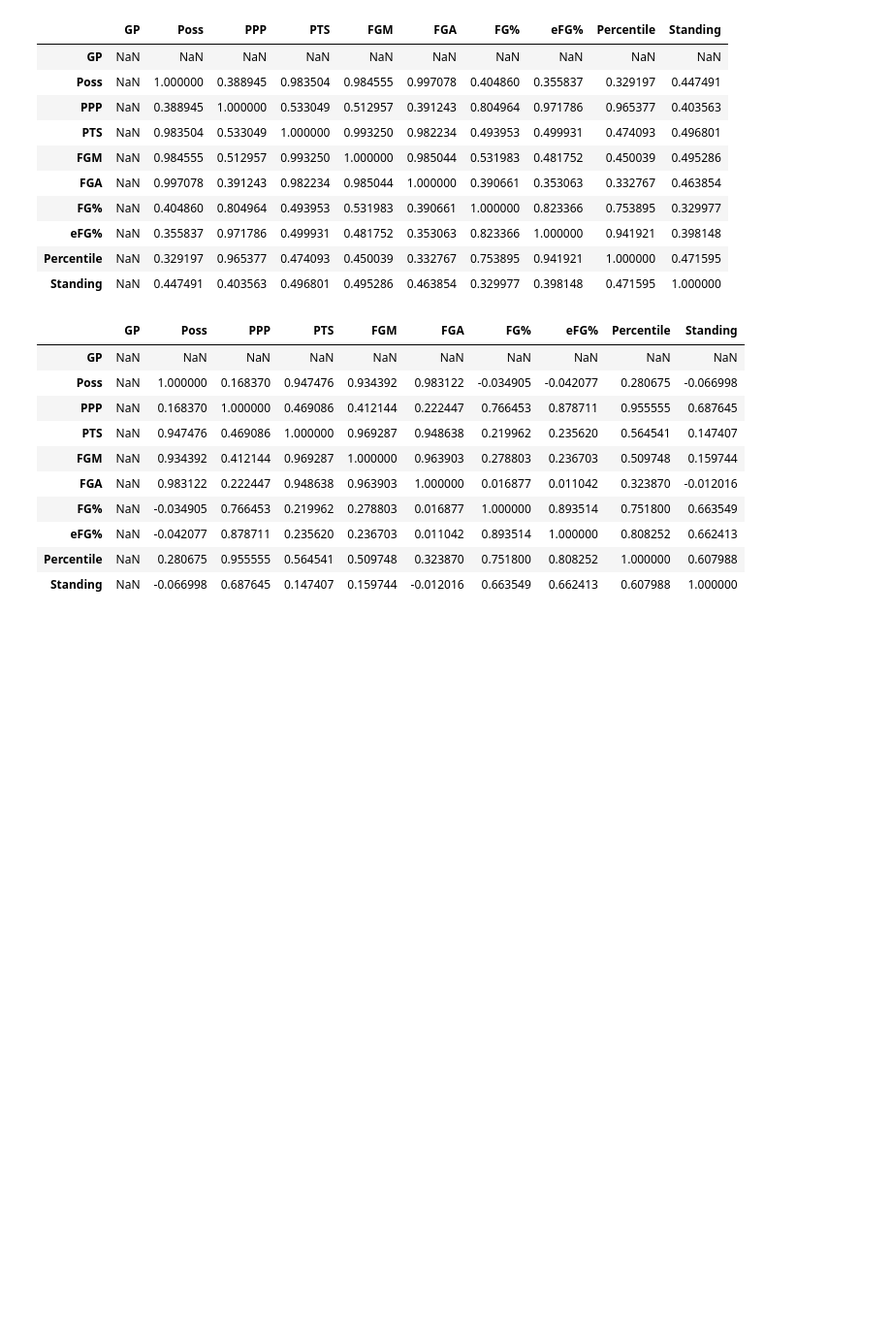
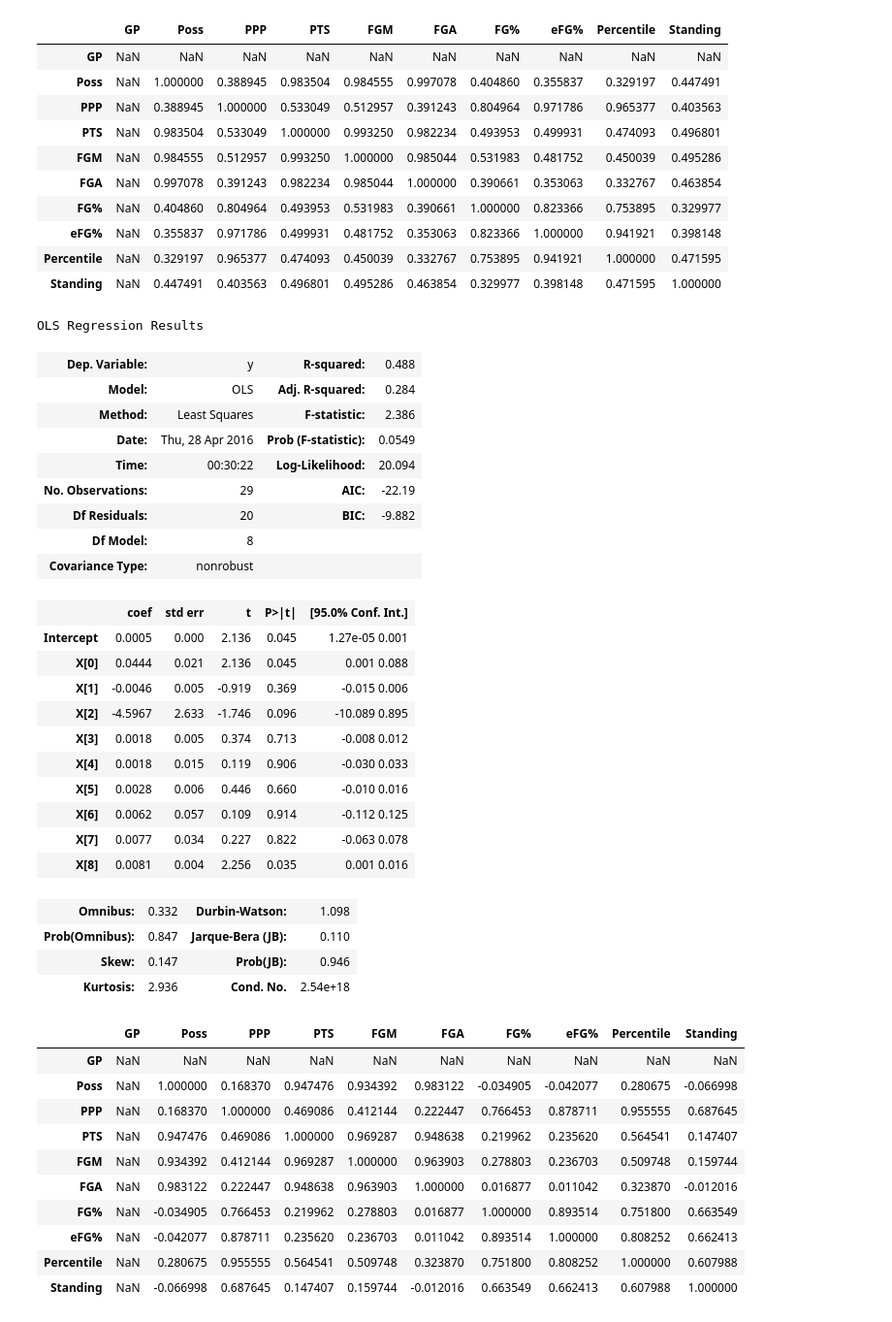
Before and after one commit to carterkbrantley/ga-data-science, a Jupyter notebook: Final-Project/Part 3/Part 3 Version 2.ipynb, the cells around one changed output. Shown at 97% size. Drawn from its saved outputs; the diff is of its cells as text; code cells hidden in the pictures; blank space fills up the shorter version.

```diff
--- a/Final-Project/Part 3/Part 3 Version 2.ipynb
+++ b/Final-Project/Part 3/Part 3 Version 2.ipynb
@@ -225,6 +188,42 @@ tos_corr.corr()
 | eFG% | NaN | 0.355837 | 0.971786 | 0.499931 | 0.481752 | 0.353063 | 0.823366 | 1.000000 | 0.941921 | 0.398148 |
 | Percentile | NaN | 0.329197 | 0.965377 | 0.474093 | 0.450039 | 0.332767 | 0.753895 | 0.941921 | 1.000000 | 0.471595 |
 | Standing | NaN | 0.447491 | 0.403563 | 0.496801 | 0.495286 | 0.463854 | 0.329977 | 0.398148 | 0.471595 | 1.000000 |
+# %%
+X = tos_joined[['GP', 'Poss', 'PPP', 'PTS', 'FGM', 'FGA', 'FG%', 'eFG%', 'Percentile']]
+y = tos_joined['Standing']
+
+# create a fitted model in one line
+#formula notiation is the equivalent to writting out our models such that 'outcome = predictor'
+#with the follwing syntax formula = 'outcome ~ predictor1 + predictor2 ... predictorN'
+lm = smf.ols(formula='y ~ X', data=tos_joined).fit()
+#print the full summary
+lm.summary()
+# %% [output]
+OLS Regression Results
+| Dep. Variable: | y | R-squared: | 0.488 |
+| Model: | OLS | Adj. R-squared: | 0.284 |
+| Method: | Least Squares | F-statistic: | 2.386 |
+| Date: | Thu, 28 Apr 2016 | Prob (F-statistic): | 0.0549 |
+| Time: | 00:30:22 | Log-Likelihood: | 20.094 |
+| No. Observations: | 29 | AIC: | -22.19 |
+| Df Residuals: | 20 | BIC: | -9.882 |
+| Df Model: | 8 |  |  |
+| Covariance Type: | nonrobust |  |  |
+|  | coef | std err | t | P>|t| | [95.0% Conf. Int.] |
+| Intercept | 0.0005 | 0.000 | 2.136 | 0.045 | 1.27e-05 0.001 |
+| X[0] | 0.0444 | 0.021 | 2.136 | 0.045 | 0.001 0.088 |
+| X[1] | -0.0046 | 0.005 | -0.919 | 0.369 | -0.015 0.006 |
+| X[2] | -4.5967 | 2.633 | -1.746 | 0.096 | -10.089 0.895 |
+| X[3] | 0.0018 | 0.005 | 0.374 | 0.713 | -0.008 0.012 |
+| X[4] | 0.0018 | 0.015 | 0.119 | 0.906 | -0.030 0.033 |
+| X[5] | 0.0028 | 0.006 | 0.446 | 0.660 | -0.010 0.016 |
+| X[6] | 0.0062 | 0.057 | 0.109 | 0.914 | -0.112 0.125 |
+| X[7] | 0.0077 | 0.034 | 0.227 | 0.822 | -0.063 0.078 |
+| X[8] | 0.0081 | 0.004 | 2.256 | 0.035 | 0.001 0.016 |
+| Omnibus: | 0.332 | Durbin-Watson: | 1.098 |
+| Prob(Omnibus): | 0.847 | Jarque-Bera (JB): | 0.110 |
+| Skew: | 0.147 | Prob(JB): | 0.946 |
+| Kurtosis: | 2.936 | Cond. No. | 2.54e+18 |
 # %%
 team_pnr_bh = pd.read_csv('Team - PicknRoll Ball Handler.csv')
 tpb_joined = pd.merge(team_pnr_bh, Standing, on='Team', sort=True)
```
Also changed, not shown: parts of 15 cells of this notebook, 1 other file.
